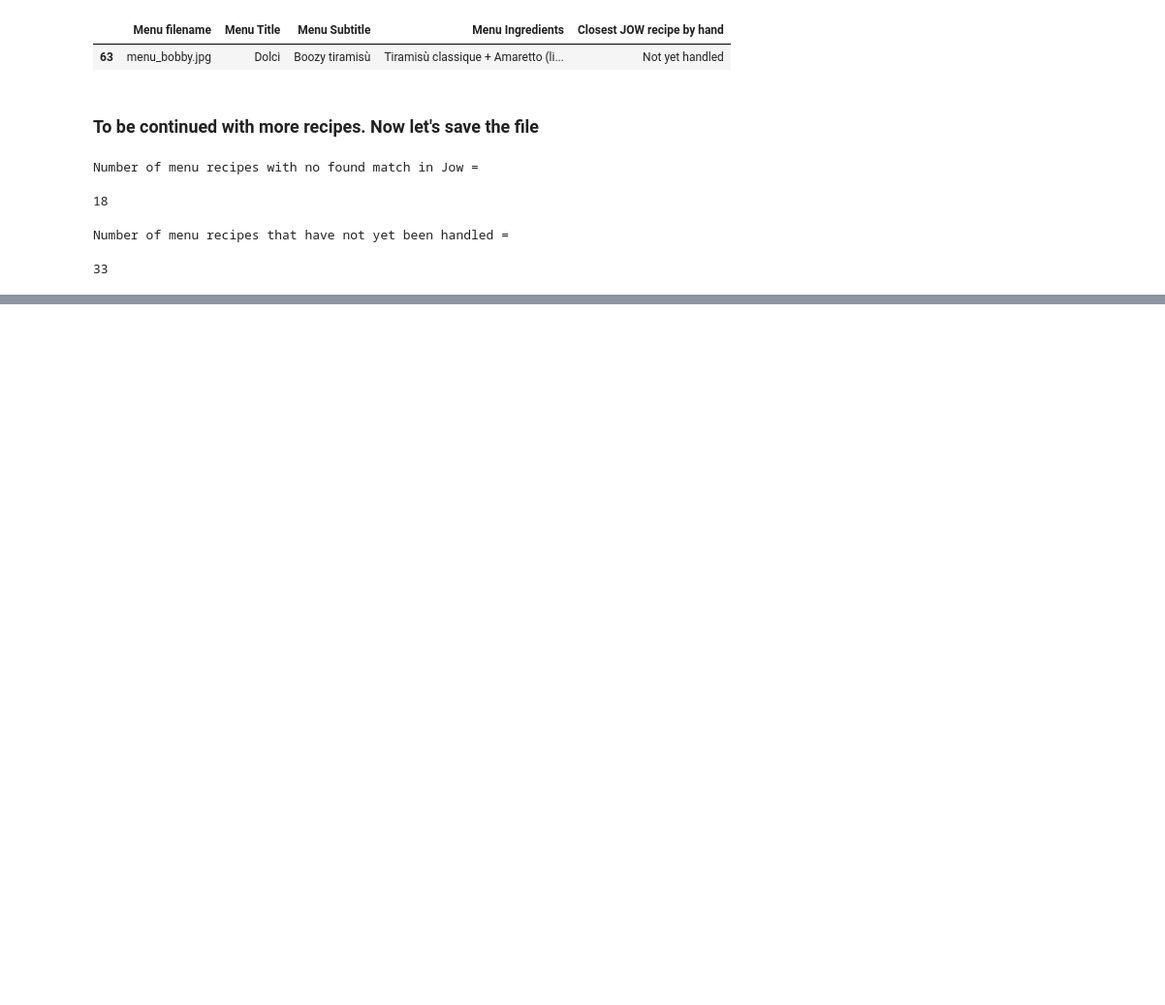
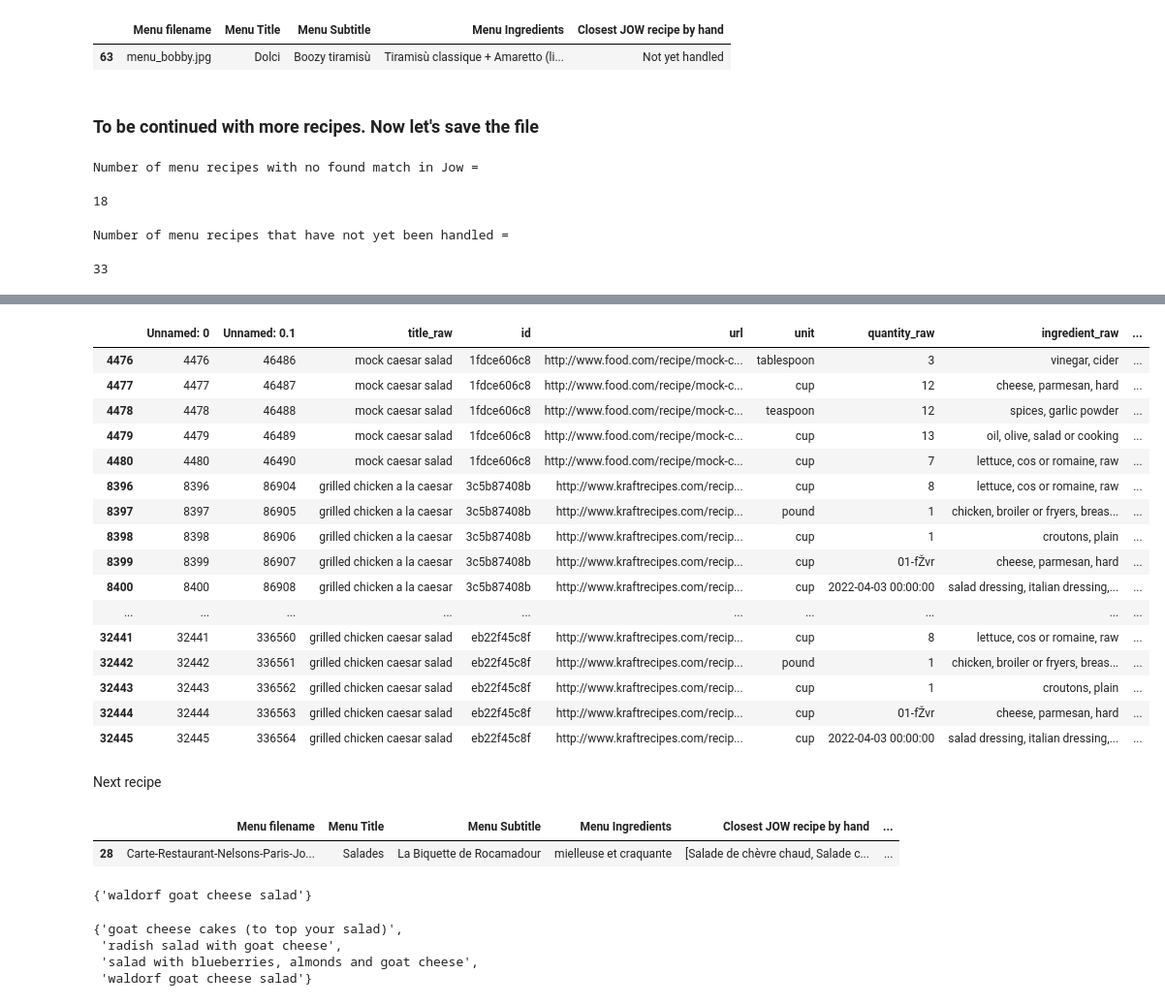
Before and after one commit to eliottcls/carbondiet, a Jupyter notebook: notebooks/[Genevieve]find_closest_recipe_from_menu_by_hand.ipynb, the cells around one changed output, grey strips where cells are left out. Shown at 97% size. Cells and saved outputs as stored; diff of their text form; code cells hidden in the pictures; blank space fills up the shorter version.

```diff
--- a/notebooks/[Genevieve]find_closest_recipe_from_menu_by_hand.ipynb
+++ b/notebooks/[Genevieve]find_closest_recipe_from_menu_by_hand.ipynb
@@ -11 +15,3 @@ import re
+# %%
+data_path = '../'
 # %% [markdown]
@@ -1290,0 +1305,3 @@ Number of menu recipes with found matches in Jow =
+# %%
+seven_data = pd.read_excel(data_path+"data/Recipes/recettes_completes_7tomorrow.xlsx", header = [0])
+seven_data.head()
@@ -1290,0 +1870,25 @@ Number of menu recipes with found matches in Jow =
+# %%
+seven_data[seven_data['title_raw'].isin(['better-for-you grilled chicken caesar salad', \
+                                        'favorite grilled chicken caesar salad', \
+                                        'flower power caesar salad', 'grilled chicken a la caesar', \
+                                         'grilled chicken caesar salad', \
+                                        'mock caesar salad', \
+                                         'quick caesar salad', 'tangy caesar salad'])]
+# %% [output]
+|  | Unnamed: 0 | Unnamed: 0.1 | title_raw | id | url | unit | quantity_raw | ingredient_raw | ... |
+| 4476 | 4476 | 46486 | mock caesar salad | 1fdce606c8 | http://www.food.com/recipe/mock-c... | tablespoon | 3 | vinegar, cider | ... |
+| 4477 | 4477 | 46487 | mock caesar salad | 1fdce606c8 | http://www.food.com/recipe/mock-c... | cup | 12 | cheese, parmesan, hard | ... |
+| 4478 | 4478 | 46488 | mock caesar salad | 1fdce606c8 | http://www.food.com/recipe/mock-c... | teaspoon | 12 | spices, garlic powder | ... |
+| 4479 | 4479 | 46489 | mock caesar salad | 1fdce606c8 | http://www.food.com/recipe/mock-c... | cup | 13 | oil, olive, salad or cooking | ... |
+| 4480 | 4480 | 46490 | mock caesar salad | 1fdce606c8 | http://www.food.com/recipe/mock-c... | cup | 7 | lettuce, cos or romaine, raw | ... |
+| 8396 | 8396 | 86904 | grilled chicken a la caesar | 3c5b87408b | http://www.kraftrecipes.com/recip... | cup | 8 | lettuce, cos or romaine, raw | ... |
+| 8397 | 8397 | 86905 | grilled chicken a la caesar | 3c5b87408b | http://www.kraftrecipes.com/recip... | pound | 1 | chicken, broiler or fryers, breas... | ... |
+| 8398 | 8398 | 86906 | grilled chicken a la caesar | 3c5b87408b | http://www.kraftrecipes.com/recip... | cup | 1 | croutons, plain | ... |
+| 8399 | 8399 | 86907 | grilled chicken a la caesar | 3c5b87408b | http://www.kraftrecipes.com/recip... | cup | 01-fŽvr | cheese, parmesan, hard | ... |
+| 8400 | 8400 | 86908 | grilled chicken a la caesar | 3c5b87408b | http://www.kraftrecipes.com/recip... | cup | 2022-04-03 00:00:00 | salad dressing, italian dressing,... | ... |
+| ... | ... | ... | ... | ... | ... | ... | ... | ... | ... |
+| 32441 | 32441 | 336560 | grilled chicken caesar salad | eb22f45c8f | http://www.kraftrecipes.com/recip... | cup | 8 | lettuce, cos or romaine, raw | ... |
+| 32442 | 32442 | 336561 | grilled chicken caesar salad | eb22f45c8f | http://www.kraftrecipes.com/recip... | pound | 1 | chicken, broiler or fryers, breas... | ... |
+| 32443 | 32443 | 336562 | grilled chicken caesar salad | eb22f45c8f | http://www.kraftrecipes.com/recip... | cup | 1 | croutons, plain | ... |
+| 32444 | 32444 | 336563 | grilled chicken caesar salad | eb22f45c8f | http://www.kraftrecipes.com/recip... | cup | 01-fŽvr | cheese, parmesan, hard | ... |
+| 32445 | 32445 | 336564 | grilled chicken caesar salad | eb22f45c8f | http://www.kraftrecipes.com/recip... | cup | 2022-04-03 00:00:00 | salad dressing, italian dressing,... | ... |
@@ -1290,0 +1899,18 @@ Number of menu recipes with found matches in Jow =
+# %% [markdown]
+Next recipe
+# %%
+menu_data[menu_data.index==28]
+# %% [output]
+|  | Menu filename | Menu Title | Menu Subtitle | Menu Ingredients | Closest JOW recipe by hand | ... |
+| 28 | Carte-Restaurant-Nelsons-Paris-Jo... | Salades | La Biquette de Rocamadour | mielleuse et craquante | [Salade de chèvre chaud, Salade c... | ... |
+# %%
+set(seven_data["title_raw"][seven_data["title_raw"].str.contains("goat cheese salad")].values.tolist())
+# %% [output]
+{'waldorf goat cheese salad'}
+# %%
+set(seven_data["title_raw"][seven_data["title_raw"].str.contains("goat cheese") & seven_data["title_raw"].str.contains("salad")].values.tolist())
+# %% [output]
+{'goat cheese cakes (to top your salad)',
+ 'radish salad with goat cheese',
+ 'salad with blueberries, almonds and goat cheese',
+ 'waldorf goat cheese salad'}
```
Also changed, not shown: parts of 269 cells of this notebook.
